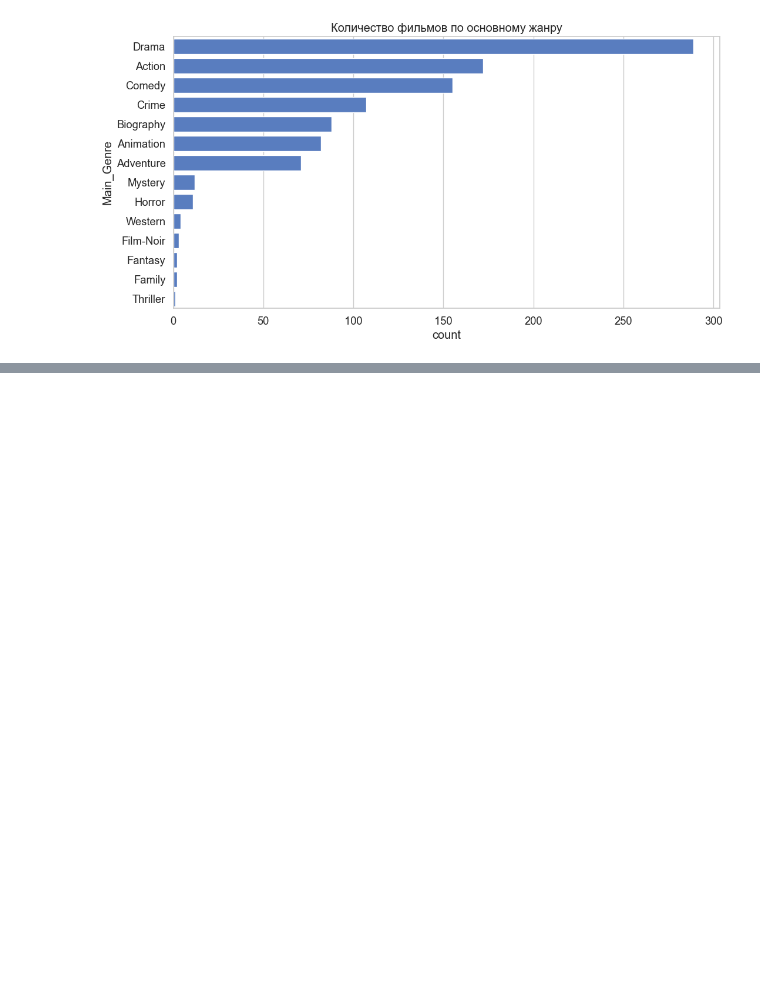
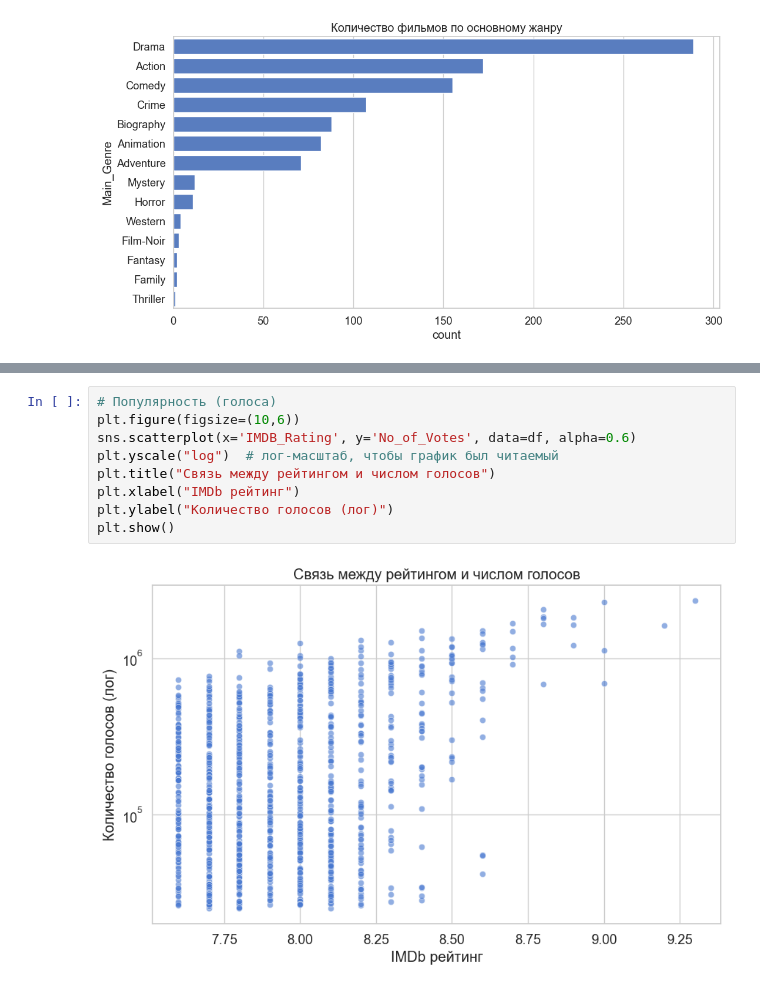
Before and after one commit to LA488/IMDb-Movie-Recommendation-System, a Jupyter notebook: notebooks/01_EDA.ipynb, the cells around one changed output, grey strips where cells are left out. Drawn from its saved outputs; the diff is of its cells as text; blank space fills up the shorter version.

```diff
--- a/notebooks/01_EDA.ipynb
+++ b/notebooks/01_EDA.ipynb
@@ -137,0 +171,11 @@ plt.show()
+# %%
+# Популярность (голоса)
+plt.figure(figsize=(10,6))
+sns.scatterplot(x='IMDB_Rating', y='No_of_Votes', data=df, alpha=0.6)
+plt.yscale("log")  # лог-масштаб, чтобы график был читаемый
+plt.title("Связь между рейтингом и числом голосов")
+plt.xlabel("IMDb рейтинг")
+plt.ylabel("Количество голосов (лог)")
+plt.show()
+# %% [output]
+[figure, added]
```
Also changed, not shown: parts of 6 cells of this notebook.
